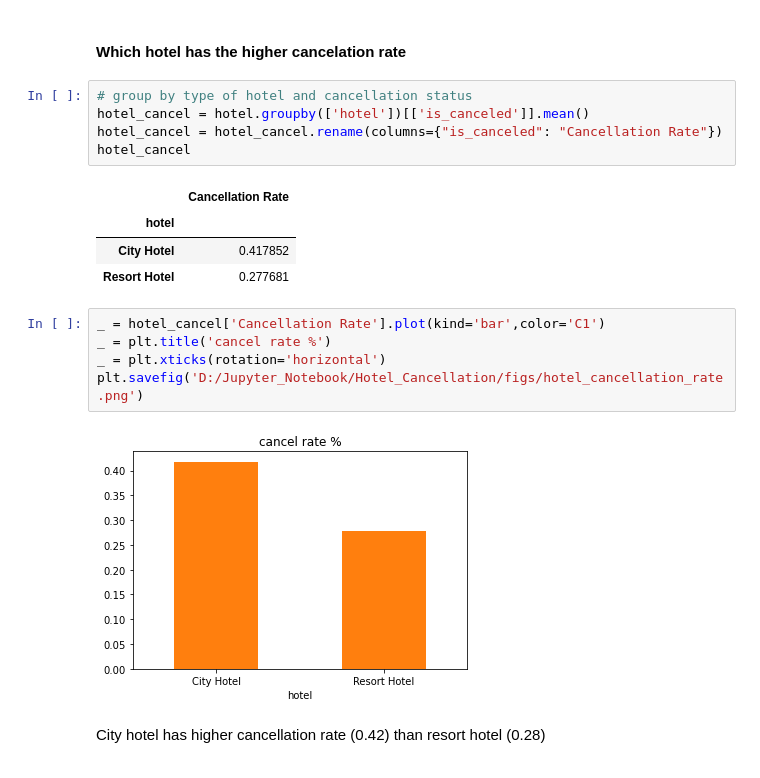
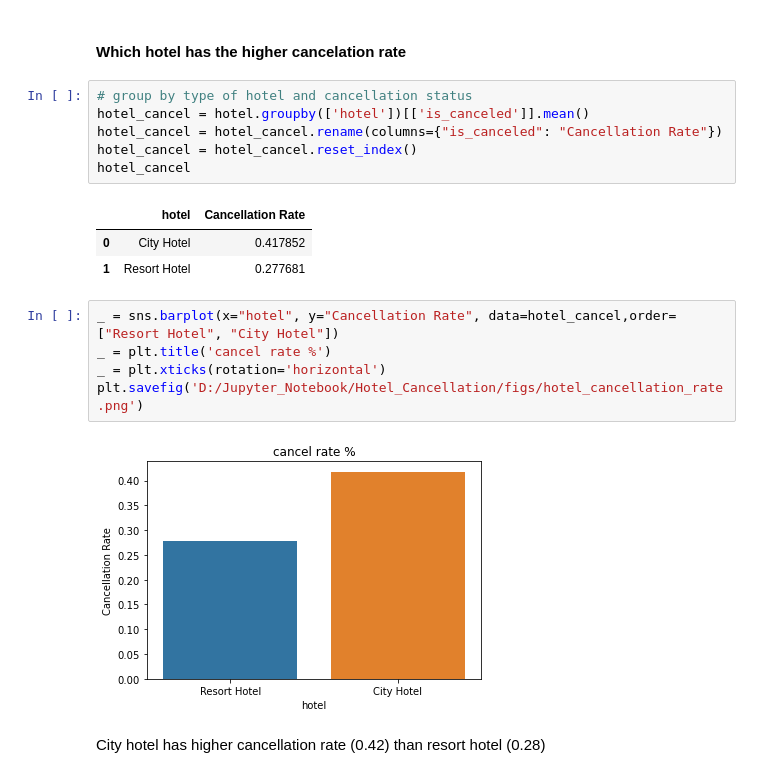
Before and after one commit to jkujuum/Hotel_Cancellation, a Jupyter notebook: Exploratory Data Analysis.ipynb, the cells around one changed output. Cells and saved outputs as stored; diff of their text form.

```diff
--- a/Exploratory Data Analysis.ipynb
+++ b/Exploratory Data Analysis.ipynb
@@ -167,19 +167,19 @@ The city hotel is more demanding, but it also has more cancellation.
 # group by type of hotel and cancellation status
 hotel_cancel = hotel.groupby(['hotel'])[['is_canceled']].mean()
 hotel_cancel = hotel_cancel.rename(columns={"is_canceled": "Cancellation Rate"})
+hotel_cancel = hotel_cancel.reset_index()
 hotel_cancel
 # %% [output]
-|  | Cancellation Rate |
-| hotel |  |
-| City Hotel | 0.417852 |
-| Resort Hotel | 0.277681 |
+|  | hotel | Cancellation Rate |
+| 0 | City Hotel | 0.417852 |
+| 1 | Resort Hotel | 0.277681 |
 # %%
-_ = hotel_cancel['Cancellation Rate'].plot(kind='bar',color='C1')
+_ = sns.barplot(x="hotel", y="Cancellation Rate", data=hotel_cancel,order=["Resort Hotel", "City Hotel"])
 _ = plt.title('cancel rate %')
 _ = plt.xticks(rotation='horizontal')
 plt.savefig('D:/Jupyter_Notebook/Hotel_Cancellation/figs/hotel_cancellation_rate.png')
 # %% [output]
-[figure, old version]
+[figure, new version]
 # %% [markdown]
 City hotel has higher cancellation rate (0.42) than resort hotel (0.28)
 # %% [markdown]
```
Also changed, not shown: 2 other files.
